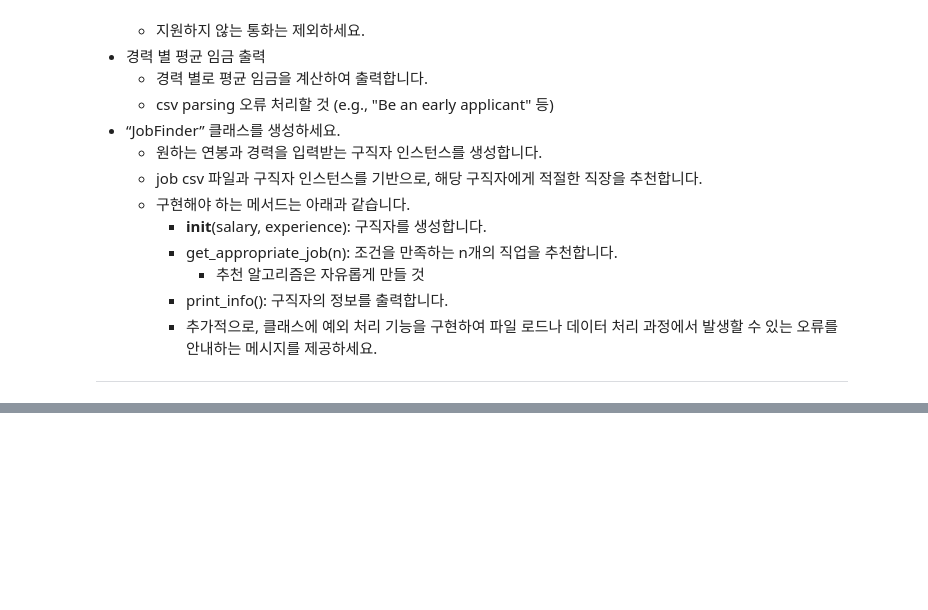
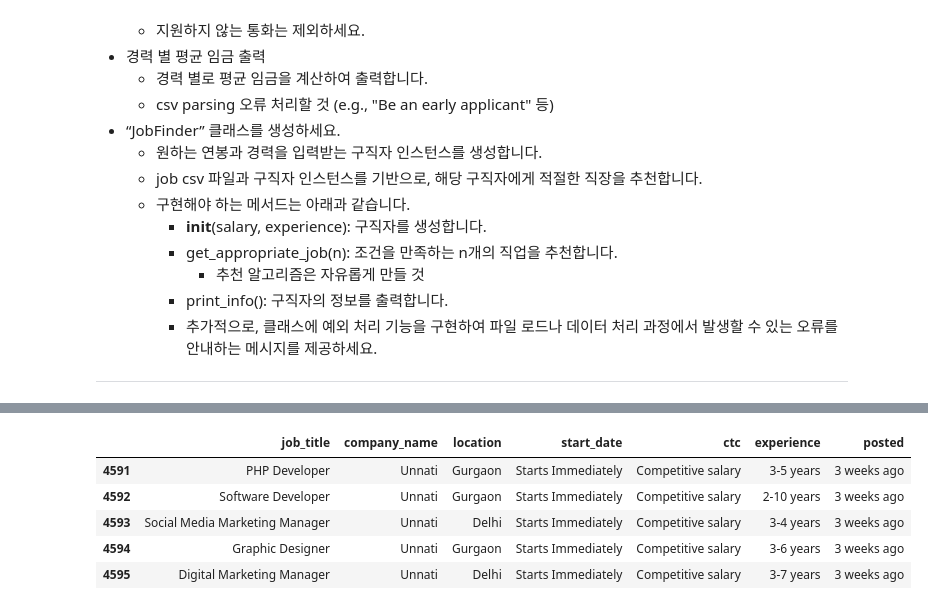
Before and after one commit to woojin2296/DataAnalysisProject, a Jupyter notebook: Project3.ipynb, the cells around one changed output, grey strips where cells are left out. Drawn from its saved outputs; the diff is of its cells as text; code cells hidden in the pictures; blank space fills up the shorter version.

```diff
--- a/Project3.ipynb
+++ b/Project3.ipynb
@@ -63,0 +78,9 @@ data = pd.read_csv('data/3. job.csv')
+# %%
+data.tail()
+# %% [output]
+|  | job_title | company_name | location | start_date | ctc | experience | posted |
+| 4591 | PHP Developer | Unnati | Gurgaon | Starts Immediately | Competitive salary | 3-5 years | 3 weeks ago |
+| 4592 | Software Developer | Unnati | Gurgaon | Starts Immediately | Competitive salary | 2-10 years | 3 weeks ago |
+| 4593 | Social Media Marketing Manager | Unnati | Delhi | Starts Immediately | Competitive salary | 3-4 years | 3 weeks ago |
+| 4594 | Graphic Designer | Unnati | Gurgaon | Starts Immediately | Competitive salary | 3-6 years | 3 weeks ago |
+| 4595 | Digital Marketing Manager | Unnati | Delhi | Starts Immediately | Competitive salary | 3-7 years | 3 weeks ago |
```
Also changed, not shown: parts of 48 cells of this notebook.
